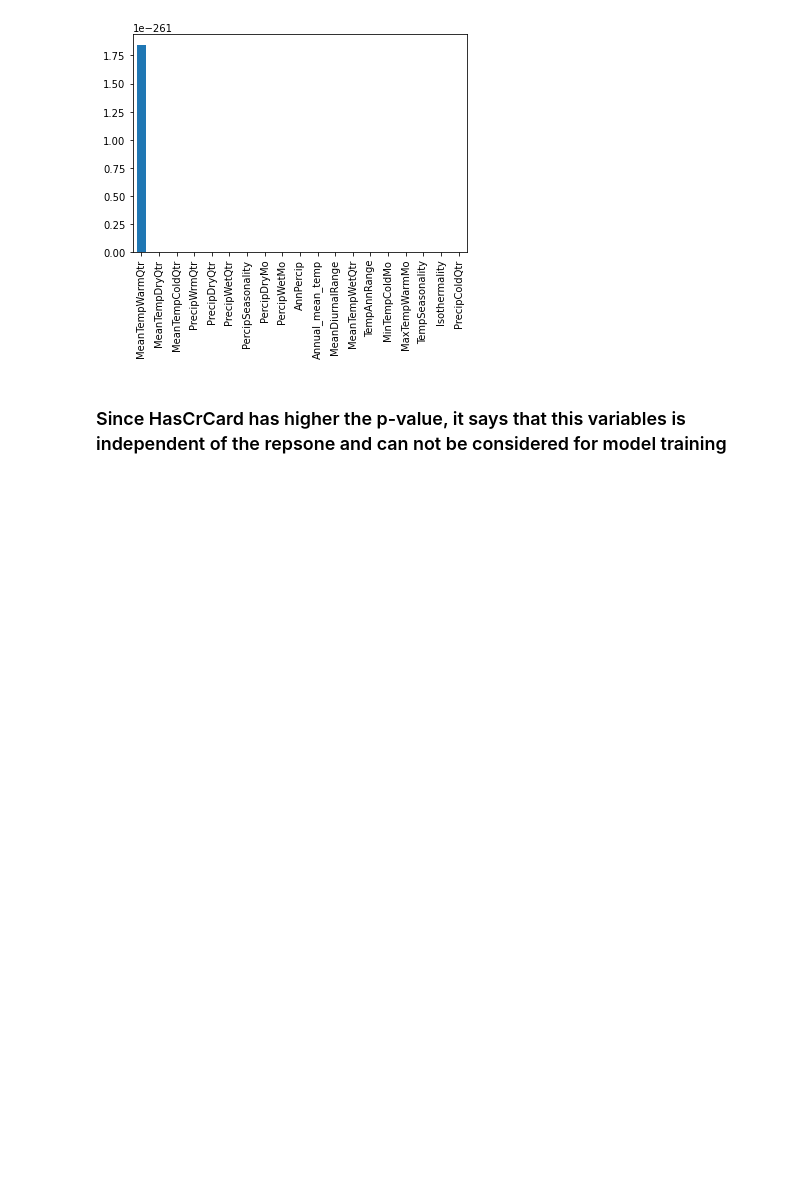
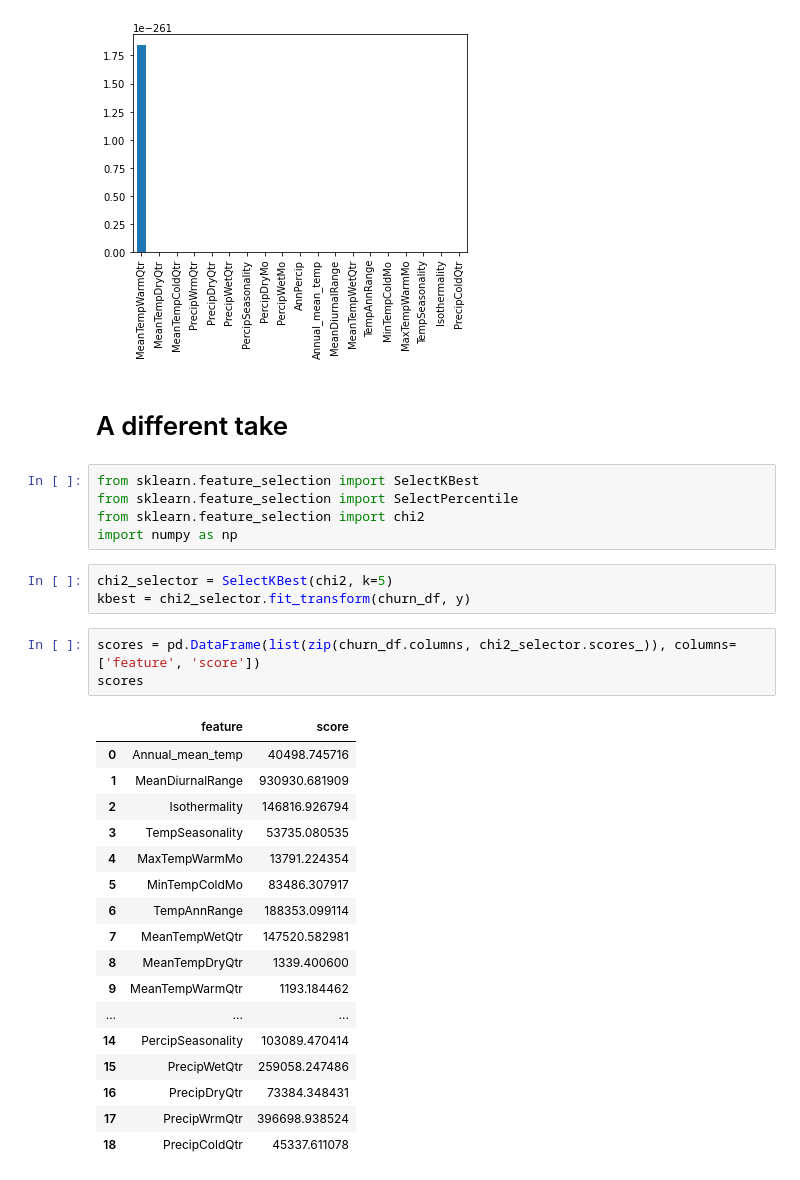
Before and after one commit to mrivasa/ds, a Jupyter notebook: featureimportance_chi.ipynb, the cells around one changed output. Cells and saved outputs as stored; diff of their text form; blank space fills up the shorter version.

```diff
--- a/featureimportance_chi.ipynb
+++ b/featureimportance_chi.ipynb
@@ -81,5 +81,34 @@ p_values.plot.bar()
 # %% [output]
 <AxesSubplot:>
 [figure]
-# %% [markdown]
-### Since HasCrCard has higher the p-value, it says that this variables is independent of the repsone and can not be considered for model training
+# %% [markdown]
+# A different take
+# %%
+from sklearn.feature_selection import SelectKBest
+from sklearn.feature_selection import SelectPercentile
+from sklearn.feature_selection import chi2
+import numpy as np
+# %%
+chi2_selector = SelectKBest(chi2, k=5)
+kbest = chi2_selector.fit_transform(churn_df, y)
+# %%
+scores = pd.DataFrame(list(zip(churn_df.columns, chi2_selector.scores_)), columns=['feature', 'score'])
+scores
+# %% [output]
+|  | feature | score |
+| 0 | Annual_mean_temp | 40498.745716 |
+| 1 | MeanDiurnalRange | 930930.681909 |
+| 2 | Isothermality | 146816.926794 |
+| 3 | TempSeasonality | 53735.080535 |
+| 4 | MaxTempWarmMo | 13791.224354 |
+| 5 | MinTempColdMo | 83486.307917 |
+| 6 | TempAnnRange | 188353.099114 |
+| 7 | MeanTempWetQtr | 147520.582981 |
+| 8 | MeanTempDryQtr | 1339.400600 |
+| 9 | MeanTempWarmQtr | 1193.184462 |
+| ... | ... | ... |
+| 14 | PercipSeasonality | 103089.470414 |
+| 15 | PrecipWetQtr | 259058.247486 |
+| 16 | PrecipDryQtr | 73384.348431 |
+| 17 | PrecipWrmQtr | 396698.938524 |
+| 18 | PrecipColdQtr | 45337.611078 |
```
Also changed, not shown: parts of 2 cells of this notebook, 1 other file.
